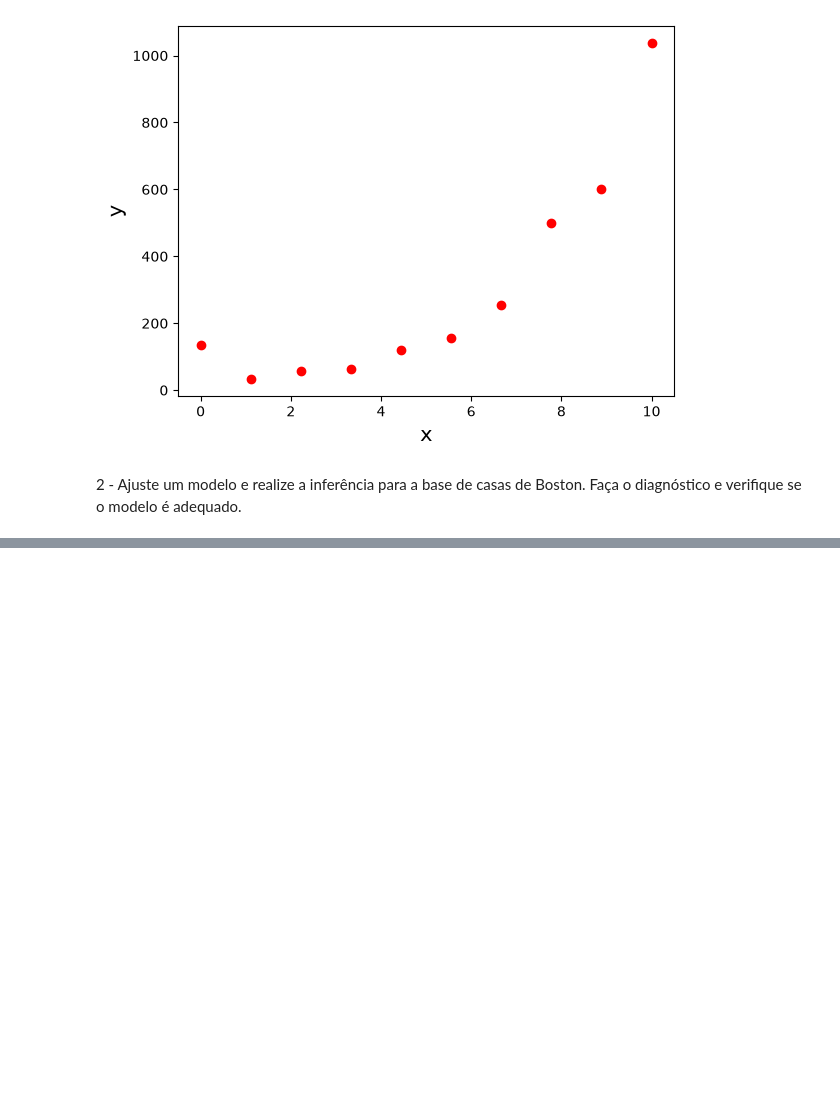
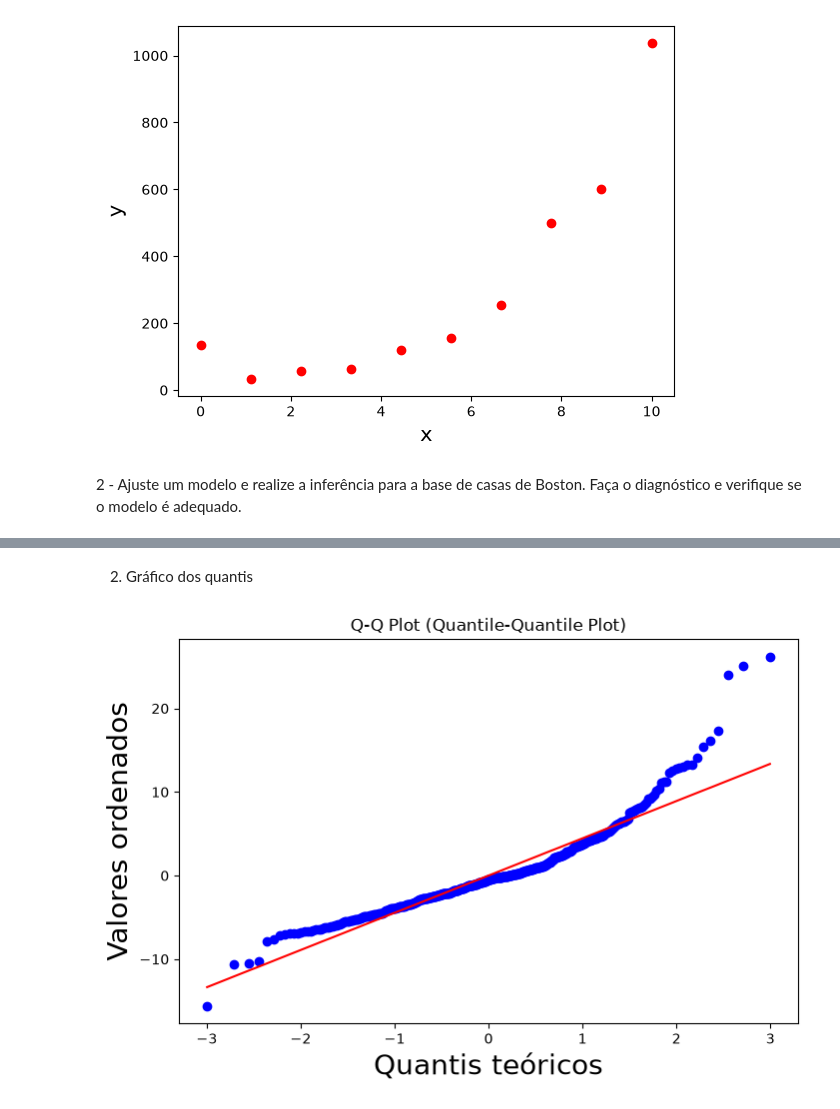
Before and after one commit to saulosgil/CursoMLeCD-USP, a Jupyter notebook: 5-regressao multivariada/Aula06-Regressao-p2.ipynb, the cells around one changed output, grey strips where cells are left out. Cells and saved outputs as stored; diff of their text form; code cells hidden in the pictures; blank space fills up the shorter version.

```diff
--- a/5-regressao multivariada/Aula06-Regressao-p2.ipynb
+++ b/5-regressao multivariada/Aula06-Regressao-p2.ipynb
@@ -525,0 +643,16 @@ plt.show(True)
+# %% [markdown]
+2. Gráfico dos quantis
+# %%
+import numpy as np # para ordernar os residuos
+import scipy.stats as stats # calcular as probabilidades teóricas
+import matplotlib.pyplot as plt
+
+plt.figure(figsize=(8,5))
+stats.probplot(np.sort(residuals), dist="norm",plot=plt)
+
+plt.xlabel('Quantis teóricos', fontsize = 20)
+plt.ylabel('Valores ordenados',fontsize = 20)
+plt.title("Q-Q Plot (Quantile-Quantile Plot)")
+plt.show(True)
+# %% [output]
+[figure, added]
```
Also changed, not shown: parts of 11 cells of this notebook.
